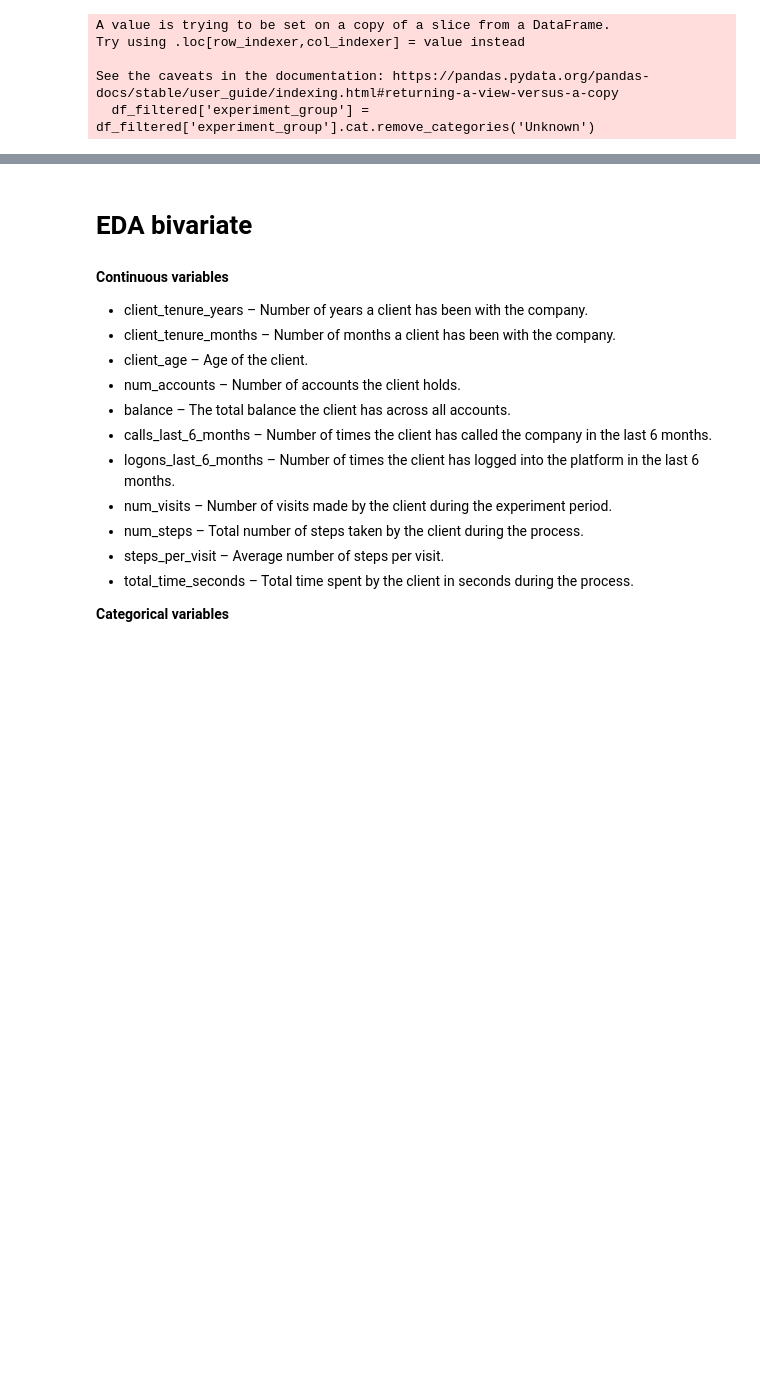
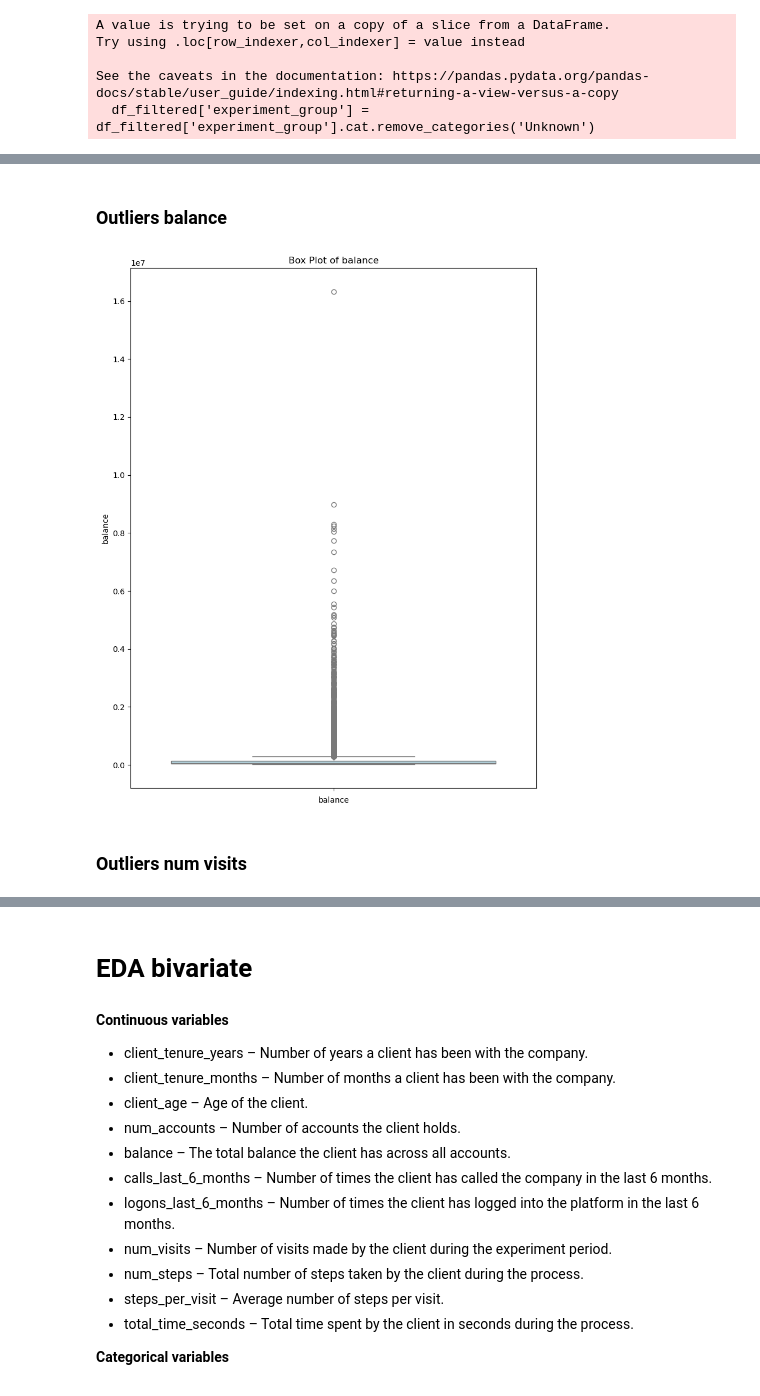
Before and after one commit to almudenaolg/Vanguard-AB-Test-Analysis, a Jupyter notebook: exploratory.ipynb, the cells around one changed output, grey strips where cells are left out. Saved outputs shown, nothing was run; the diff lists cells and outputs as text; code cells hidden in the pictures; blank space fills up the shorter version.

```diff
--- a/exploratory.ipynb
+++ b/exploratory.ipynb
@@ -370,0 +386,2 @@ See the caveats in the documentation: https://pandas.pydata.org/pandas-docs/stab
+# %%
+df_filtered = df_filtered[df_filtered['client_tenure_months'] <= 700]
@@ -370,0 +394,2 @@ See the caveats in the documentation: https://pandas.pydata.org/pandas-docs/stab
+# %%
+df_filtered = df_filtered[df_filtered['steps_per_visit'] <= 30]
@@ -370,0 +404,6 @@ See the caveats in the documentation: https://pandas.pydata.org/pandas-docs/stab
+# %% [markdown]
+### Outliers balance
+# %%
+plot_boxplot(df_filtered, 'balance')
+# %% [output]
+[figure, added]
@@ -370,0 +412,2 @@ See the caveats in the documentation: https://pandas.pydata.org/pandas-docs/stab
+# %% [markdown]
+### Outliers num visits
```
Also changed, not shown: parts of 103 cells of this notebook, 1 other file.
